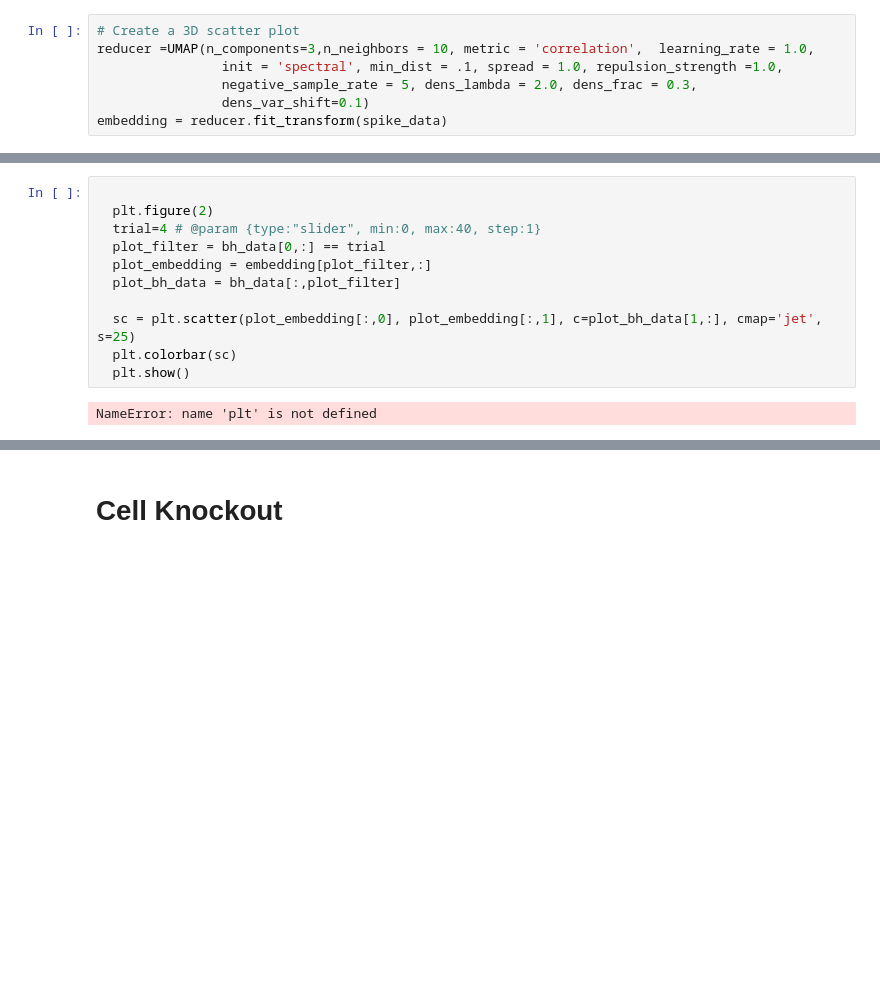
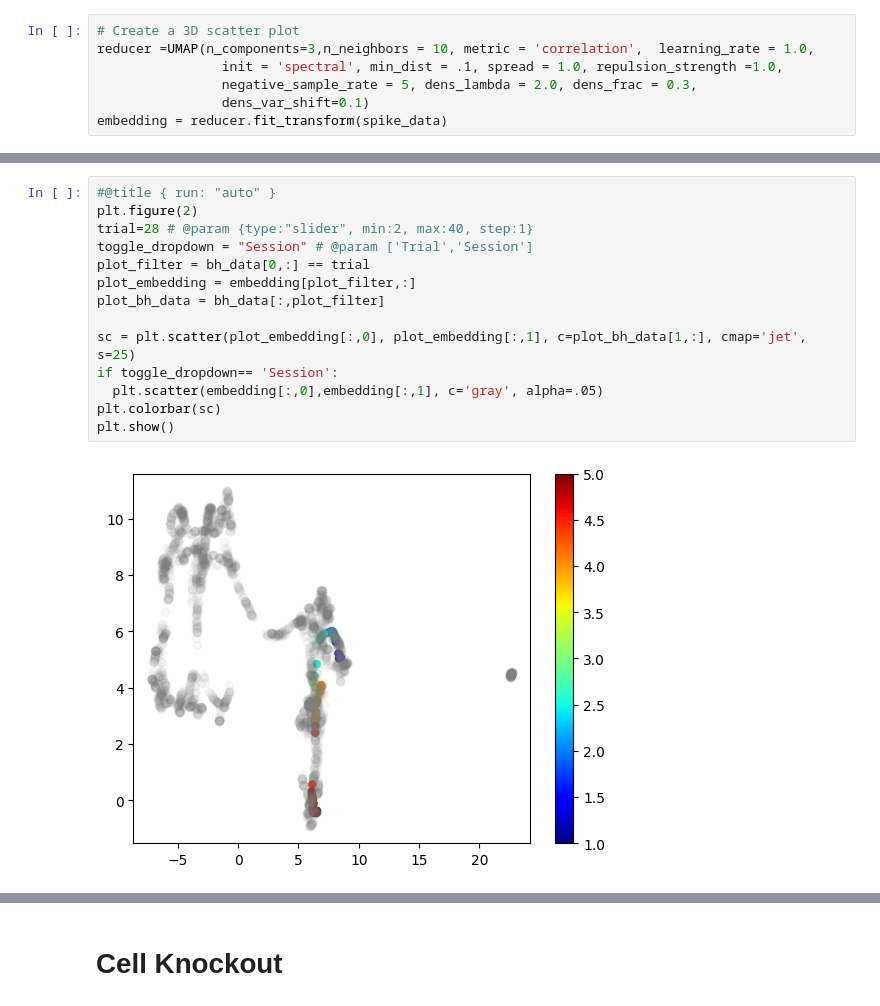
Before and after one commit to hoffman-lab/Ensemble-Representational-Space, a Jupyter notebook: manifold_learning.ipynb, the cells around one changed output, grey strips where cells are left out. Drawn from its saved outputs; the diff is of its cells as text; blank space fills up the shorter version.

```diff
--- a/manifold_learning.ipynb
+++ b/manifold_learning.ipynb
@@ -165,15 +201,18 @@ fig.show()
 # %% [output]
 [interactive output not drawn]
 # %%
+#@title { run: "auto" }
+plt.figure(2)
+trial=28 # @param {type:"slider", min:2, max:40, step:1}
+toggle_dropdown = "Session" # @param ['Trial','Session']
+plot_filter = bh_data[0,:] == trial
+plot_embedding = embedding[plot_filter,:]
+plot_bh_data = bh_data[:,plot_filter]
 
-  plt.figure(2)
-  trial=4 # @param {type:"slider", min:0, max:40, step:1}
-  plot_filter = bh_data[0,:] == trial
-  plot_embedding = embedding[plot_filter,:]
-  plot_bh_data = bh_data[:,plot_filter]
-
-  sc = plt.scatter(plot_embedding[:,0], plot_embedding[:,1], c=plot_bh_data[1,:], cmap='jet', s=25)
-  plt.colorbar(sc)
-  plt.show()
+sc = plt.scatter(plot_embedding[:,0], plot_embedding[:,1], c=plot_bh_data[1,:], cmap='jet', s=25)
+if toggle_dropdown== 'Session':
+  plt.scatter(embedding[:,0],embedding[:,1], c='gray', alpha=.05)
+plt.colorbar(sc)
+plt.show()
 # %% [output]
-NameError: name 'plt' is not defined
+[figure, added]
```
Also changed, not shown: parts of 14 cells of this notebook, 1 other file.
